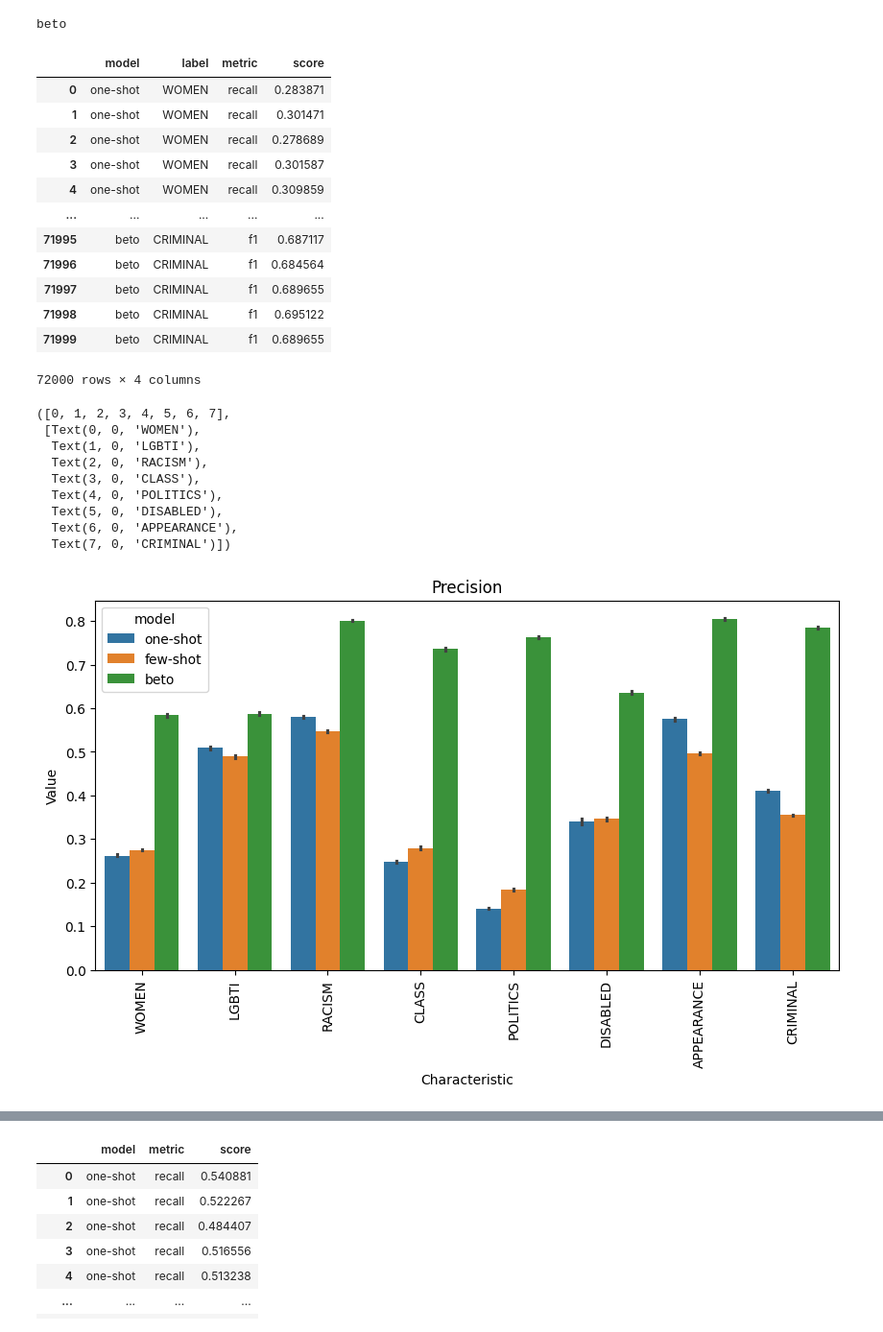
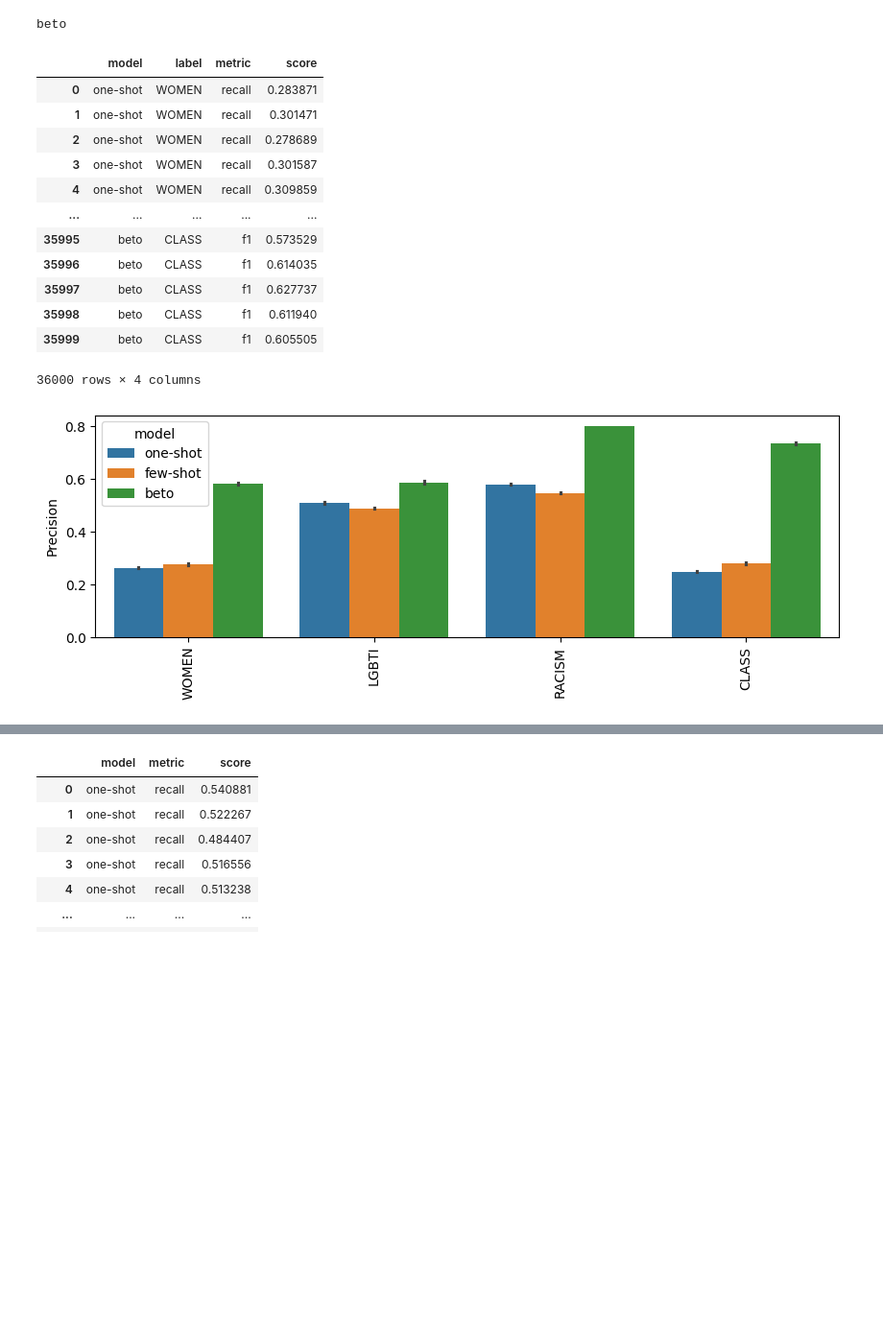
Before and after one commit to finiteautomata/rioplatense_hate_speech, a Jupyter notebook: notebooks/test-results.ipynb, the cells around one changed output, grey strips where cells are left out. Shown at 96% size. Saved outputs shown, nothing was run; the diff lists cells and outputs as text; code cells hidden in the pictures; blank space fills up the shorter version.

Commit message:
Figures

```diff
--- a/notebooks/test-results.ipynb
+++ b/notebooks/test-results.ipynb
@@ -31,6 +31,9 @@ from sklearn.metrics import classification_report
 pred_labels = [f"PRED_{label}" for label in labels]
 
 dfs["beto"][pred_labels] = (dfs["beto"][pred_labels] > 0.5).astype(int)
+# %%
+labels = ["WOMEN", "LGBTI", "RACISM", "CLASS"]
+pred_labels = [f"PRED_{label}" for label in labels]
 # %%
 from tqdm.auto import tqdm
 from confidence_intervals import Bootstrap
@@ -83,45 +86,37 @@ df_metrics
 | 3 | one-shot | WOMEN | recall | 0.301587 |
 | 4 | one-shot | WOMEN | recall | 0.309859 |
 | ... | ... | ... | ... | ... |
-| 71995 | beto | CRIMINAL | f1 | 0.687117 |
-| 71996 | beto | CRIMINAL | f1 | 0.684564 |
-| 71997 | beto | CRIMINAL | f1 | 0.689655 |
-| 71998 | beto | CRIMINAL | f1 | 0.695122 |
-| 71999 | beto | CRIMINAL | f1 | 0.689655 |
+| 35995 | beto | CLASS | f1 | 0.573529 |
+| 35996 | beto | CLASS | f1 | 0.614035 |
+| 35997 | beto | CLASS | f1 | 0.627737 |
+| 35998 | beto | CLASS | f1 | 0.611940 |
+| 35999 | beto | CLASS | f1 | 0.605505 |
-72000 rows × 4 columns
+36000 rows × 4 columns
 # %%
 import seaborn as sns
 import matplotlib.pyplot as plt
 
 
 # Create the barplot
 
 metric = "precision"
 
-plt.figure(figsize=(10, 5))
+plt.figure(figsize=(10, 3))
 sns.barplot(x='label', y='score', hue='model', data=df_metrics[df_metrics["metric"] == metric], hue_order=["one-shot", "few-shot", "beto"])
 
 
 # Set the plot title and labels
-plt.title('Precision')
-plt.xlabel('Characteristic')
-plt.ylabel('Value')
+plt.xlabel('')
+plt.ylabel(metric.capitalize())
 
 # Show the plot
 
 plt.xticks(rotation=90)
 #plt.show()
+
+plt.savefig(f"img/{metric}.png", bbox_inches='tight', dpi=300)
 # %% [output]
-([0, 1, 2, 3, 4, 5, 6, 7],
- [Text(0, 0, 'WOMEN'),
-  Text(1, 0, 'LGBTI'),
-  Text(2, 0, 'RACISM'),
-  Text(3, 0, 'CLASS'),
-  Text(4, 0, 'POLITICS'),
-  Text(5, 0, 'DISABLED'),
-  Text(6, 0, 'APPEARANCE'),
-  Text(7, 0, 'CRIMINAL')])
-[figure, old version]
+[figure, new version]
 # %%
 import seaborn as sns
 import matplotlib.pyplot as plt
```
Also changed, not shown: parts of 10 cells of this notebook, 2 other files.
